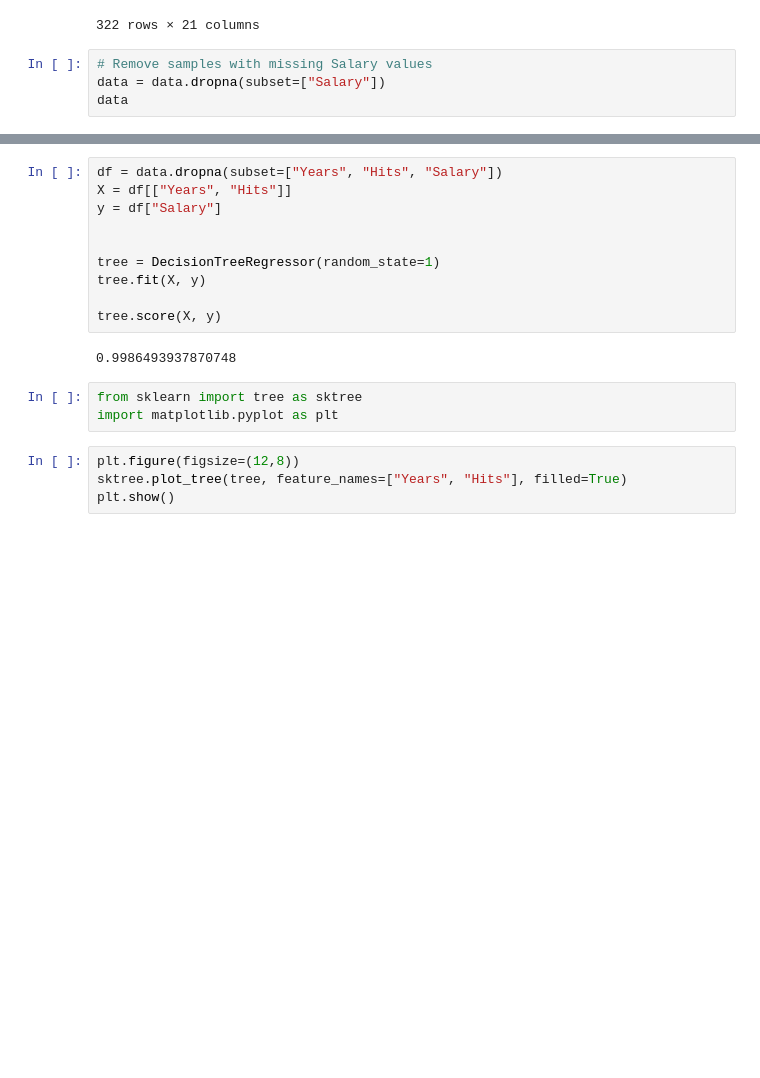
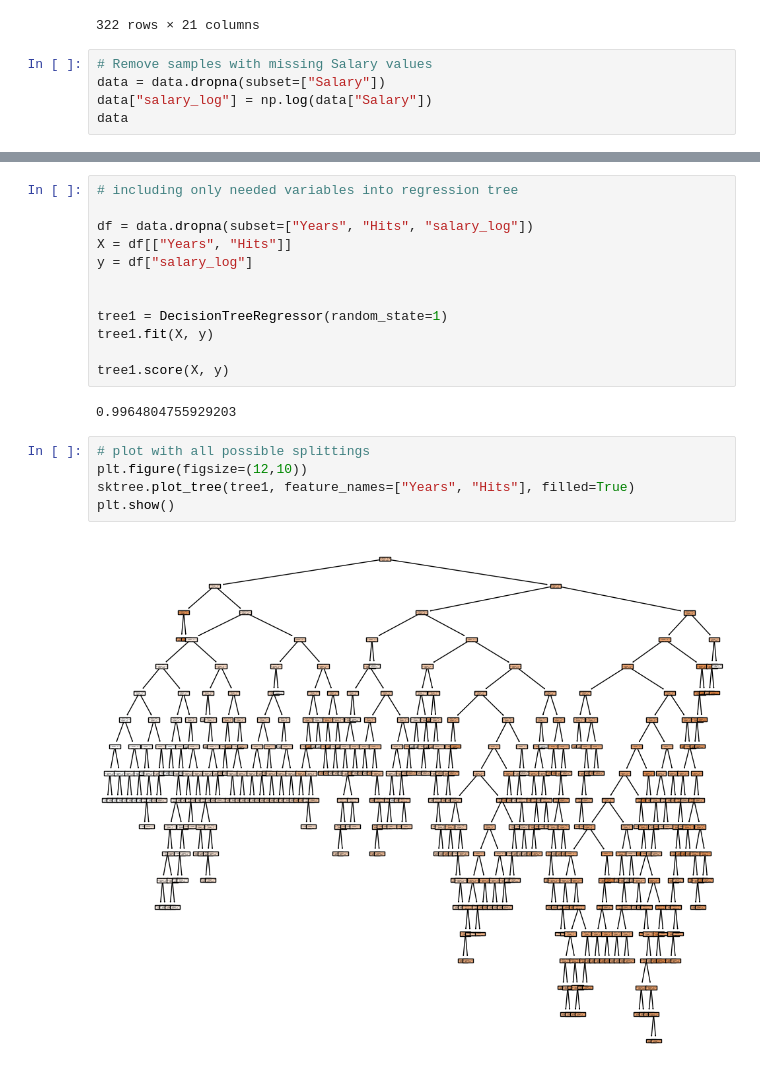
Before and after one commit to ZlataSparrow/An-Introduction-to-Statistical-Learning-Python, a Jupyter notebook: notebook/ch9.ipynb, the cells around one changed output, grey strips where cells are left out. Cells and saved outputs as stored; diff of their text form; blank space fills up the shorter version.

Commit message:
tree

```diff
--- a/notebook/ch9.ipynb
+++ b/notebook/ch9.ipynb
@@ -23,5 +30,6 @@ data
 # %%
 # Remove samples with missing Salary values
 data = data.dropna(subset=["Salary"])
+data["salary_log"] = np.log(data["Salary"])
 data
 # %% [output]
@@ -41,19 +54,21 @@ data
 # %%
-df = data.dropna(subset=["Years", "Hits", "Salary"])
+# including only needed variables into regression tree
+
+df = data.dropna(subset=["Years", "Hits", "salary_log"])
 X = df[["Years", "Hits"]]
-y = df["Salary"]
+y = df["salary_log"]
 
 
-tree = DecisionTreeRegressor(random_state=1)
-tree.fit(X, y)
+tree1 = DecisionTreeRegressor(random_state=1)
+tree1.fit(X, y)
 
-tree.score(X, y)
+tree1.score(X, y)
 # %% [output]
-0.9986493937870748
+0.9964804755929203
-# %%
-from sklearn import tree as sktree
-import matplotlib.pyplot as plt
 # %%
-plt.figure(figsize=(12,8))
-sktree.plot_tree(tree, feature_names=["Years", "Hits"], filled=True)
+# plot with all possible splittings
+plt.figure(figsize=(12,10))
+sktree.plot_tree(tree1, feature_names=["Years", "Hits"], filled=True)
 plt.show()
+# %% [output]
+[figure, added]
```
Also changed, not shown: parts of 10 cells of this notebook.
